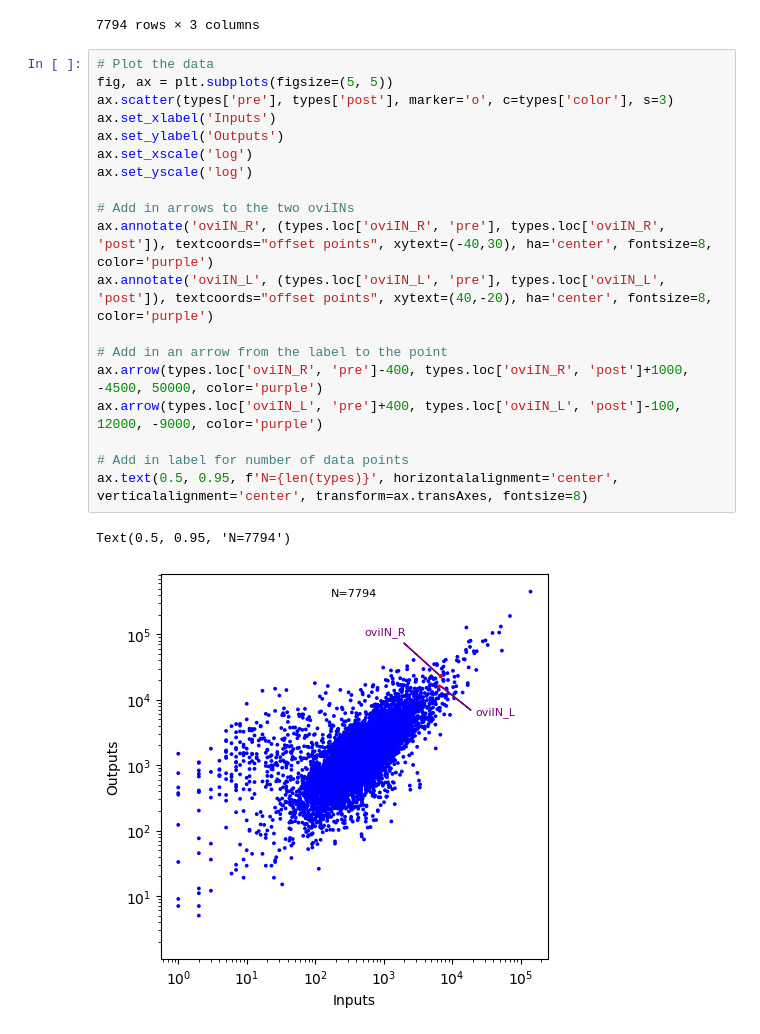
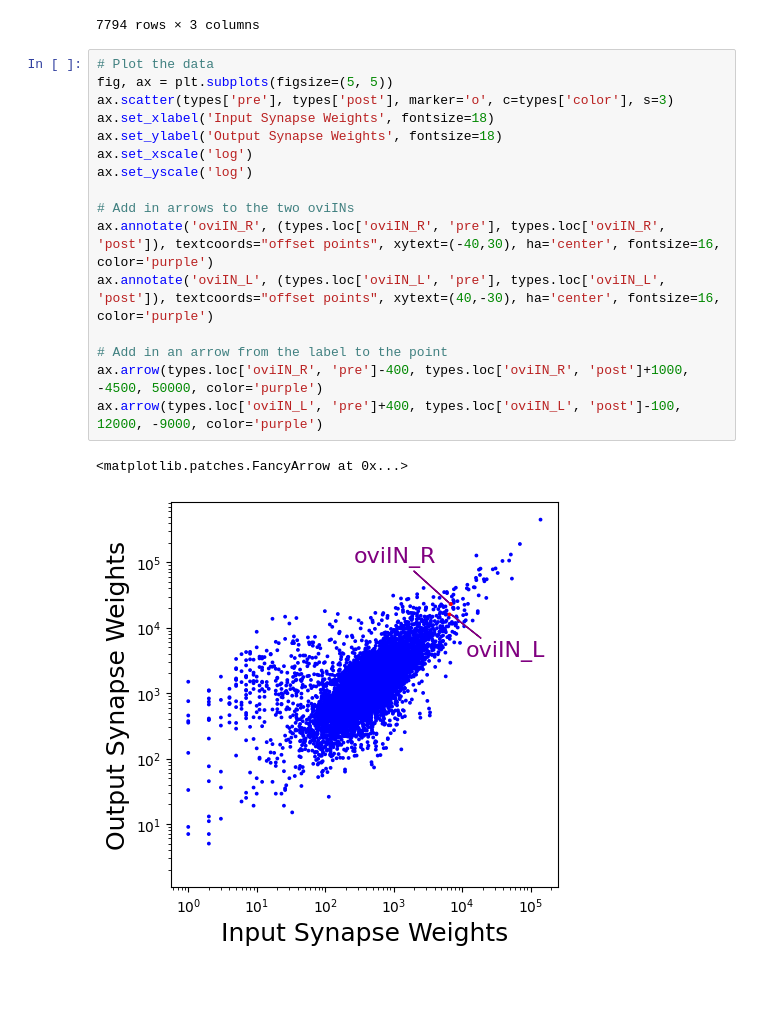
Before and after one commit to RhessaWL/flybrain-clustering, a Jupyter notebook: basic_connectivity.ipynb, the cells around one changed output. Drawn from its saved outputs; the diff is of its cells as text; blank space fills up the shorter version.

```diff
--- a/basic_connectivity.ipynb
+++ b/basic_connectivity.ipynb
@@ -101,22 +104,19 @@ types
 # %%
 # Plot the data
 fig, ax = plt.subplots(figsize=(5, 5))
 ax.scatter(types['pre'], types['post'], marker='o', c=types['color'], s=3)
-ax.set_xlabel('Inputs')
-ax.set_ylabel('Outputs')
+ax.set_xlabel('Input Synapse Weights', fontsize=18)
+ax.set_ylabel('Output Synapse Weights', fontsize=18)
 ax.set_xscale('log')
 ax.set_yscale('log')
 
 # Add in arrows to the two oviINs
-ax.annotate('oviIN_R', (types.loc['oviIN_R', 'pre'], types.loc['oviIN_R', 'post']), textcoords="offset points", xytext=(-40,30), ha='center', fontsize=8, color='purple')
-ax.annotate('oviIN_L', (types.loc['oviIN_L', 'pre'], types.loc['oviIN_L', 'post']), textcoords="offset points", xytext=(40,-20), ha='center', fontsize=8, color='purple')
+ax.annotate('oviIN_R', (types.loc['oviIN_R', 'pre'], types.loc['oviIN_R', 'post']), textcoords="offset points", xytext=(-40,30), ha='center', fontsize=16, color='purple')
+ax.annotate('oviIN_L', (types.loc['oviIN_L', 'pre'], types.loc['oviIN_L', 'post']), textcoords="offset points", xytext=(40,-30), ha='center', fontsize=16, color='purple')
 
 # Add in an arrow from the label to the point
 ax.arrow(types.loc['oviIN_R', 'pre']-400, types.loc['oviIN_R', 'post']+1000, -4500, 50000, color='purple')
 ax.arrow(types.loc['oviIN_L', 'pre']+400, types.loc['oviIN_L', 'post']-100, 12000, -9000, color='purple')
-
-# Add in label for number of data points
-ax.text(0.5, 0.95, f'N={len(types)}', horizontalalignment='center', verticalalignment='center', transform=ax.transAxes, fontsize=8)
 # %% [output]
-Text(0.5, 0.95, 'N=7794')
+<matplotlib.patches.FancyArrow at 0x...>
-[figure, old version]
+[figure, new version]
```
Also changed, not shown: parts of 1 cell of this notebook, 8 other files.
